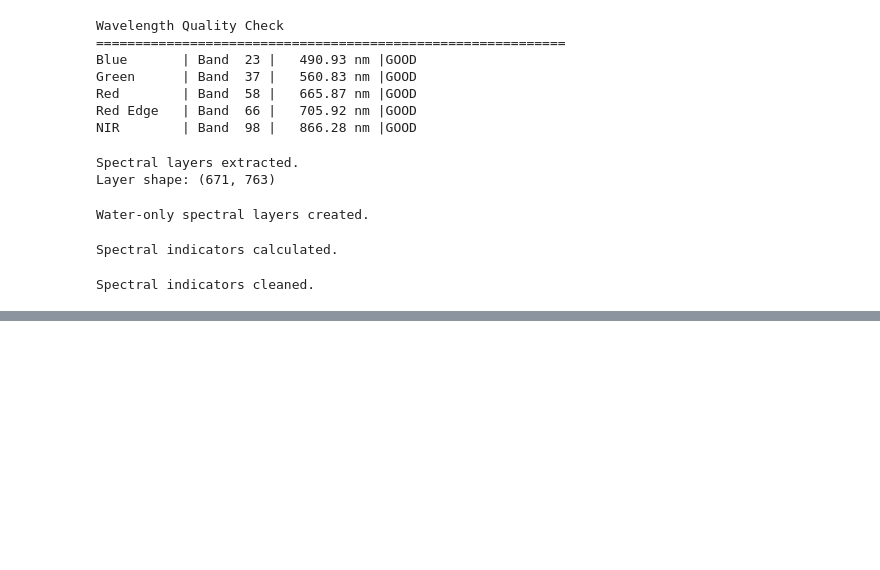
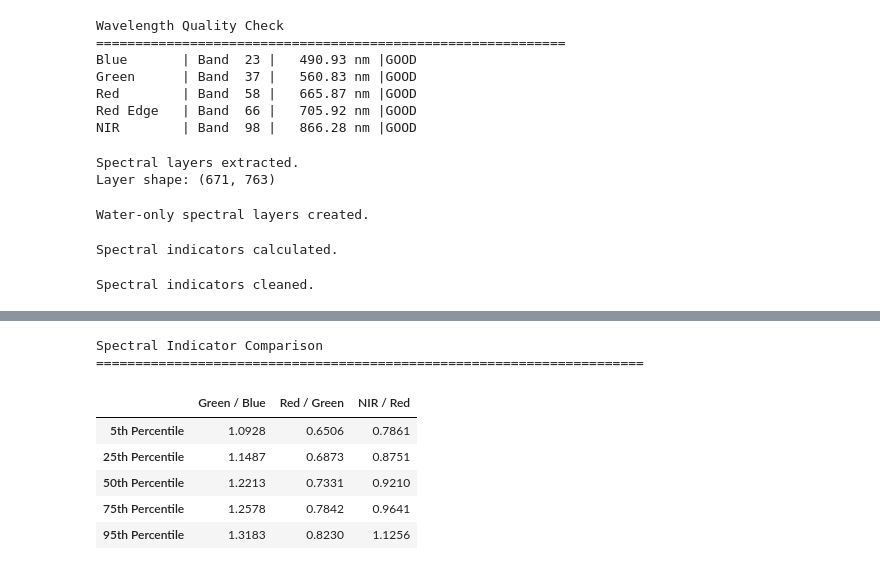
Before and after one commit to Keerthivasan2899/Geospectra-AI-belize-water-quality, a Jupyter notebook: notebooks/05_Coastal_Water_Quality__Feature_Mapping.ipynb, the cells around one changed output, grey strips where cells are left out. Cells and saved outputs as stored; diff of their text form; code cells hidden in the pictures; blank space fills up the shorter version.

```diff
--- a/notebooks/05_Coastal_Water_Quality__Feature_Mapping.ipynb
+++ b/notebooks/05_Coastal_Water_Quality__Feature_Mapping.ipynb
@@ -289,0 +274,36 @@ Values above original 99% threshold: 0
+# %%
+#13_Compare spectral indicators
+
+import pandas as pd
+
+indicator_data = {"Green / Blue": green_blue_clean,
+                  "Red / Green": red_green_clean,
+                  "NIR / Red": nir_red_clean}
+
+percentiles = [5, 25, 50, 75, 95]
+
+comparison = {}
+
+for name, layer in indicator_data.items():
+    values = layer[np.isfinite(layer)]
+    comparison[name] = [np.percentile(values, p) for p in percentiles]
+
+comparison_df = pd.DataFrame(comparison, index=["5th Percentile",
+                                                "25th Percentile",
+                                                "50th Percentile",
+                                                "75th Percentile",
+                                                "95th Percentile",])
+
+print("Spectral Indicator Comparison")
+print("="*70)
+
+display(comparison_df.round(4))
+# %% [output]
+Spectral Indicator Comparison
+======================================================================
+|  | Green / Blue | Red / Green | NIR / Red |
+| 5th Percentile | 1.0928 | 0.6506 | 0.7861 |
+| 25th Percentile | 1.1487 | 0.6873 | 0.8751 |
+| 50th Percentile | 1.2213 | 0.7331 | 0.9210 |
+| 75th Percentile | 1.2578 | 0.7842 | 0.9641 |
+| 95th Percentile | 1.3183 | 0.8230 | 1.1256 |
```
Also changed, not shown: parts of 8 cells of this notebook, 1 other file.
